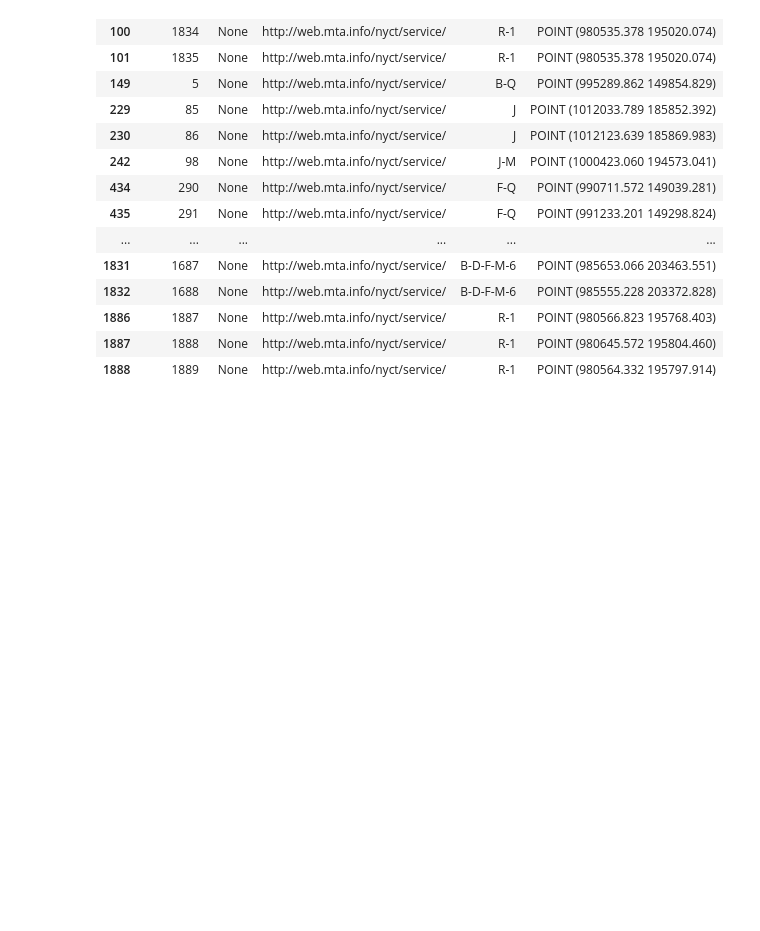
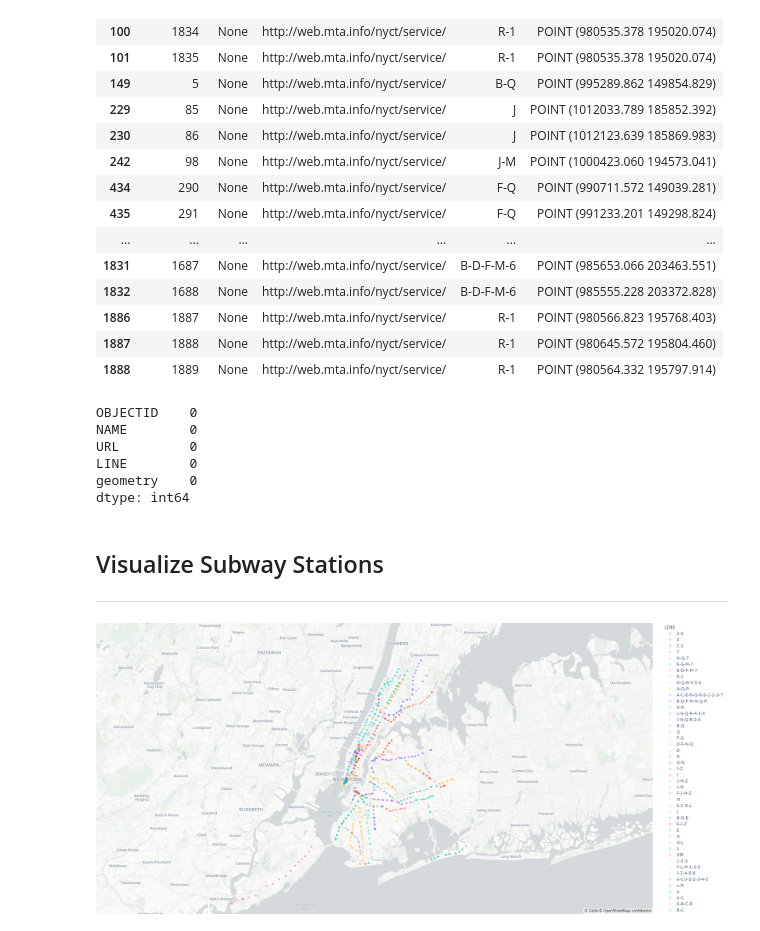
Before and after one commit to courtney-smith-97/flood-risk, a Jupyter notebook: eda/dataset-eda/subway-enterance-eda.ipynb, the cells around one changed output. Cells and saved outputs as stored; diff of their text form; code cells hidden in the pictures; blank space fills up the shorter version.

Commit message:
Implement visual for subway station locations

```diff
--- a/eda/dataset-eda/subway-enterance-eda.ipynb
+++ b/eda/dataset-eda/subway-enterance-eda.ipynb
@@ -78,3 +78,48 @@ data_gpd[data_gpd['NAME'].isnull()]
 | 1886 | 1887 | None | http://web.mta.info/nyct/service/ | R-1 | POINT (980566.823 195768.403) |
 | 1887 | 1888 | None | http://web.mta.info/nyct/service/ | R-1 | POINT (980645.572 195804.460) |
 | 1888 | 1889 | None | http://web.mta.info/nyct/service/ | R-1 | POINT (980564.332 195797.914) |
+# %%
+data_gpd['NAME'].fillna('no-name', inplace=True)
+data_gpd.isnull().sum()
+# %% [output]
+OBJECTID    0
+NAME        0
+URL         0
+LINE        0
+geometry    0
+dtype: int64
+# %% [markdown]
+## Visualize Subway Stations
+---
+# %%
+# Get the centroid of the geodata
+data_gpd['x'] = data_gpd.centroid.x
+data_gpd['y'] = data_gpd.centroid.y
+
+# Convert into Degrees
+inProj  = pyproj.Proj("+init=EPSG:2263",preserve_units=True)
+outProj = pyproj.Proj("+init=EPSG:4326")
+
+# Convert Coords
+x_coord, y_coord = pyproj.transform(inProj,outProj,data_gpd['x'], data_gpd['y'])
+data_gpd['Latitude'] = y_coord
+data_gpd['Longitude'] = x_coord
+# %%
+#Scatter Map
+fig = px.scatter_mapbox(data_gpd,
+                        lat="Latitude",
+                        lon="Longitude",
+                        hover_name="NAME",
+                        hover_data=["LINE"],
+                        color='LINE',
+                        zoom=10,
+                        height=900,
+                        size_max=12,
+                        opacity=0.4,
+                        width=1300)
+fig.update_layout(mapbox_style='carto-positron')
+fig.update_layout(margin={"r": 0, "t": 0, "l": 0, "b": 0})
+fig.update_layout(title_text="Subway Enterance Locations in New York")
+fig.show()
+# %% [output]
+[figure, added]
```
